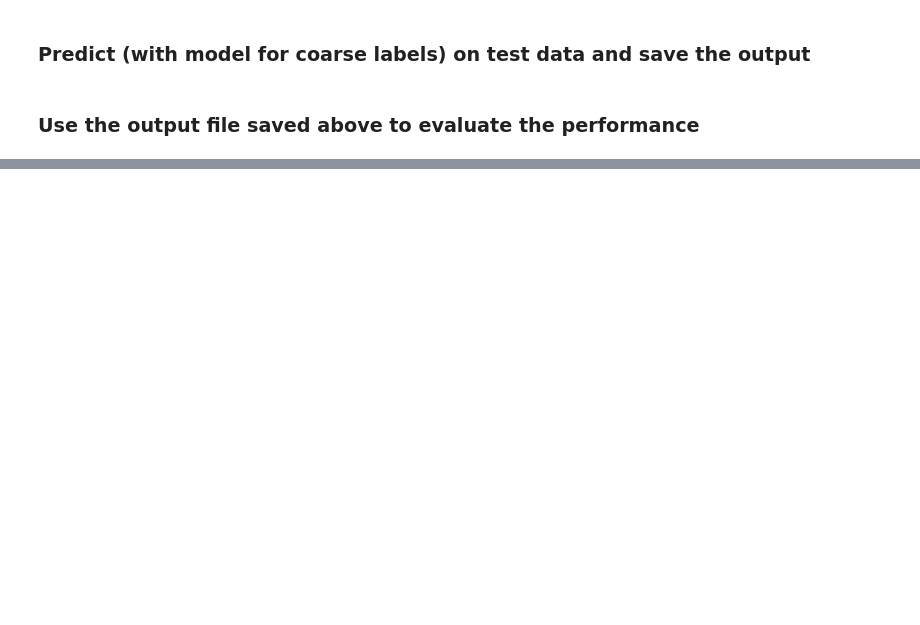
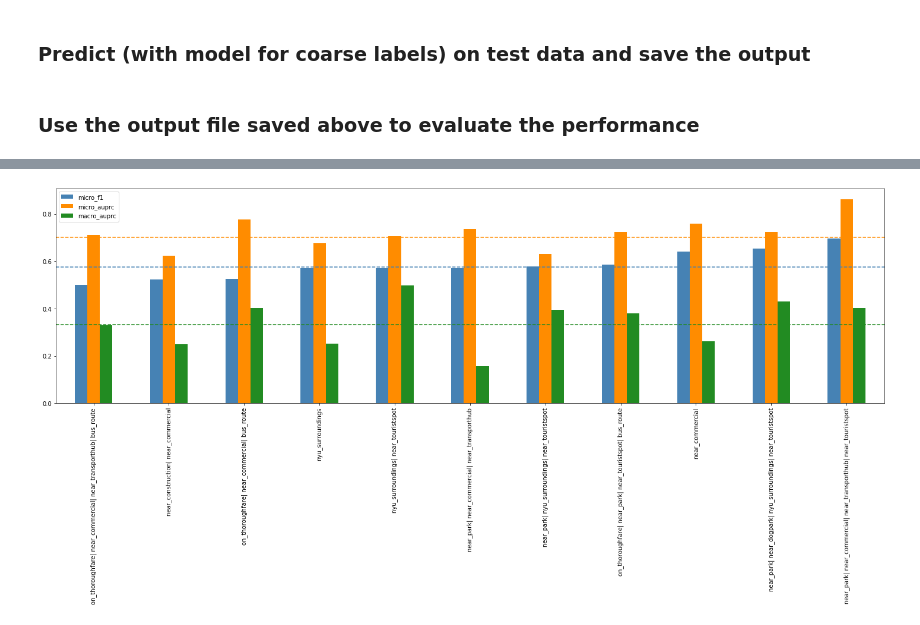
Before and after one commit to ksangeeta2429/l3embedding, a Jupyter notebook: notebooks/evaluate_ust_per_sensor.ipynb, the cells around one changed output, grey strips where cells are left out. Cells and saved outputs as stored; diff of their text form; code cells hidden in the pictures; blank space fills up the shorter version.

Commit message:
new per-sensor ipynb

```diff
--- a/notebooks/evaluate_ust_per_sensor.ipynb
+++ b/notebooks/evaluate_ust_per_sensor.ipynb
@@ -311,8 +357,15 @@ for sensor, df_dict in df_dicts.items():
         coarse_name = taxonomy['coarse'][int(coarse_id)]
         class_metrics[sensor][coarse_name] = auprc
 # %%
-result = pd.DataFrame.from_dict(metrics, orient='index')
-result['sensor_id'] = result.index.tolist()
+overall_pred_path = os.path.join(DATA_FOLDER, 'per_sensor_{}_{}.csv'.format(split, version))
+classwise_pred_path = os.path.join(DATA_FOLDER, 'classwise_per_sensor_{}_{}.csv'.format(split, version))
 
-classwise_result = pd.DataFrame.from_dict(class_metrics, orient='index')
-classwise_result['sensor_id'] = classwise_result.index.tolist()
+if not os.path.exists(overall_pred_path):
+    result = pd.DataFrame.from_dict(metrics, orient='index')
+    result['sensor_id'] = result.index.tolist()
+    result.to_csv(overall_pred_path, index=False)
+
+if not os.path.exists(classwise_pred_path):
+    classwise_result = pd.DataFrame.from_dict(class_metrics, orient='index')
+    classwise_result['sensor_id'] = classwise_result.index.tolist()
+    classwise_result.to_csv(classwise_pred_path, index=False)
@@ -429,0 +610,40 @@ with PdfPages(metric_pdf_path) as pdf:
+# %%
+# Group by the sensor metadata and plot distribution per group
+grouped_df = meta_df.groupby(cols)['sensor_name']
+
+# Generate the pdf
+grp_pdf_path = os.path.join(DATA_FOLDER, 'meta_grp_metric_{}.pdf'.format(version))
+plt.rcParams.update({'font.size': 10})
+
+overall_df = pd.read_csv(overall_pred_path)
+metrics = ['micro_f1', 'micro_auprc', 'macro_auprc']
+colors = ['steelblue', 'darkorange', 'forestgreen']
+
+grp_metrics = {}
+mlist = np.zeros(len(metrics), dtype=np.float32)
+n_sensors = 0
+
+for i, (grp, df_group) in enumerate(grouped_df):
+    sensors = df_group.values
+    grp_lst = [c for c, g in zip(cols, grp) if g > 0 and c!='nyu_location']
+    grp_name = '| '.join(grp_lst)
+    test = overall_df[overall_df['sensor_name'].isin(sensors)]
+    if len(test) > 0:
+        grp_metrics[grp_name] = {}
+        n_sensors += len(test)
+        for i, metric in enumerate(metrics):
+            mlist[i] += np.sum(test[metric])
+            grp_metrics[grp_name][metric] = np.mean(test[metric])
+
+fig, ax = plt.subplots(figsize=(20, 10))
+grp_metrics_df = pd.DataFrame.from_dict(grp_metrics, orient='index', columns=metrics)
+grp_metrics_df = grp_metrics_df.sort_values(by=['micro_f1'])
+grp_metrics_df.plot.bar(ax=ax, color=colors)
+x_min, x_max = ax.get_xlim()
+for i, metric in enumerate(metrics):
+    plt.hlines(mlist[i]/n_sensors, xmin=x_min, xmax=x_max, color=colors[i], ls='--')
+
+plt.tight_layout()
+plt.savefig(grp_pdf_path)
+# %% [output]
+[figure, added]
```
Also changed, not shown: parts of 17 cells of this notebook, 9 other files.
